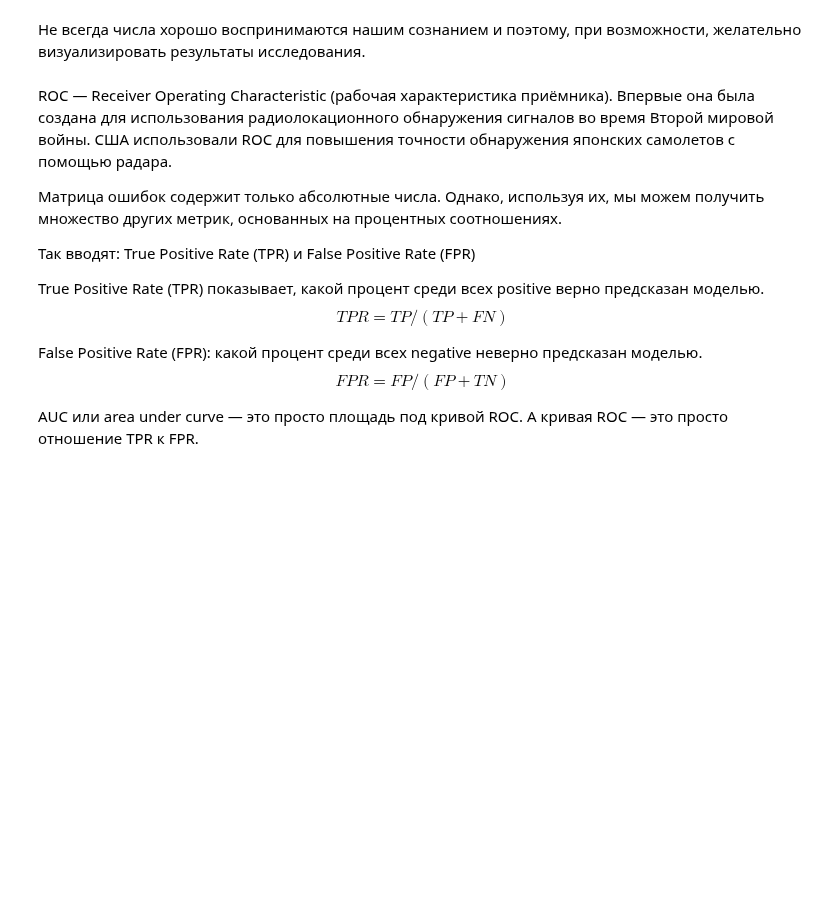
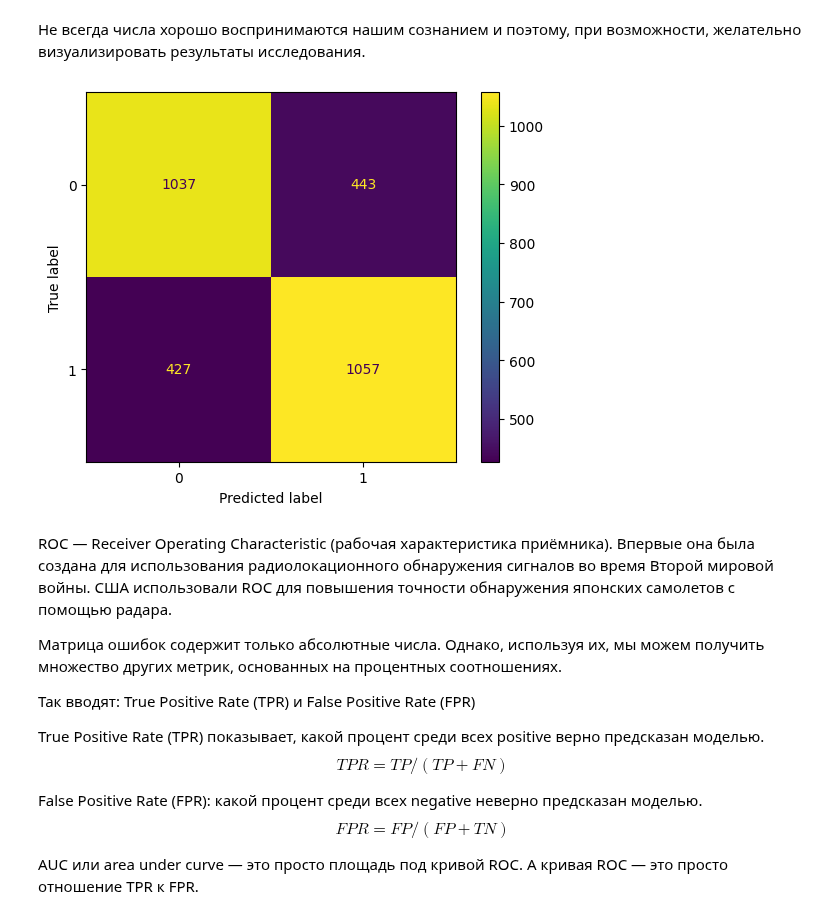
Before and after one commit to vn322/Cod_future, a Jupyter notebook: Scikit_learn.ipynb, the cells around one changed output. Drawn from its saved outputs; the diff is of its cells as text; code cells hidden in the pictures; blank space fills up the shorter version.

```diff
--- a/Scikit_learn.ipynb
+++ b/Scikit_learn.ipynb
@@ -160,8 +164,11 @@ print(confusion_matrix)
 Не всегда числа хорошо воспринимаются нашим сознанием  и поэтому, при возможности, желательно визуализировать результаты исследования.
 # %%
 from sklearn.metrics import ConfusionMatrixDisplay
-ConfusionMatrixDisplay(classifier, X_test, y_test, cmap=plt.cm.Blues)
+ConfusionMatrixDisplay.from_estimator(classifier, X_test, y_test)
+
 plt.show()
+# %% [output]
+[figure, added]
 # %% [markdown]
 ROC — Receiver Operating Characteristic (рабочая характеристика приёмника). Впервые она была создана для использования радиолокационного обнаружения сигналов во время Второй мировой войны. США использовали ROC для повышения точности обнаружения японских самолетов с помощью радара.
 
```
Also changed, not shown: parts of 3 cells of this notebook.
